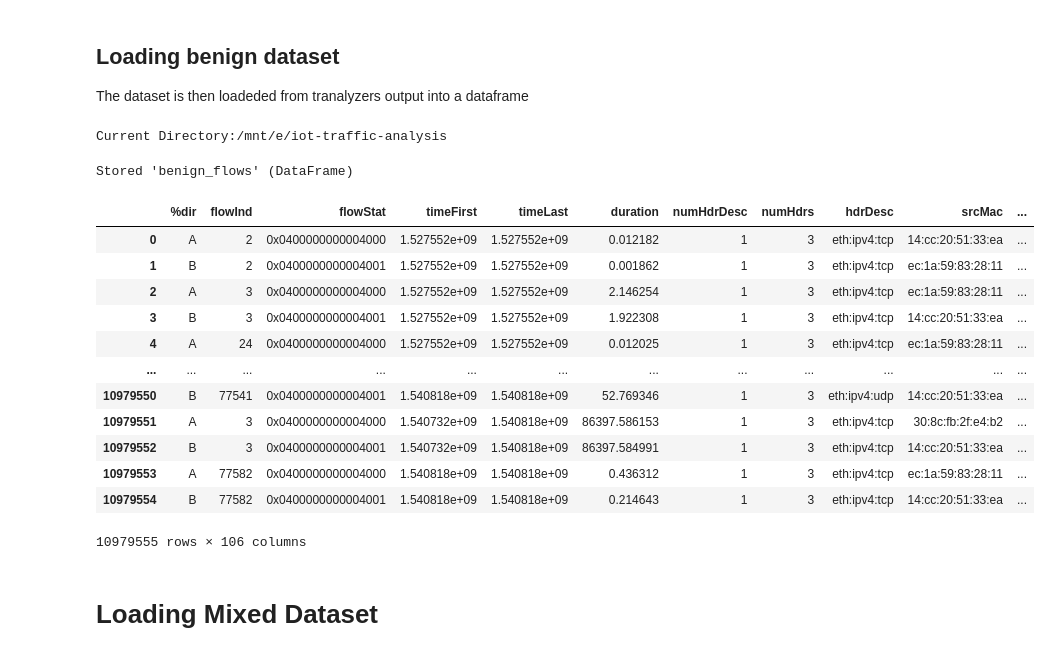
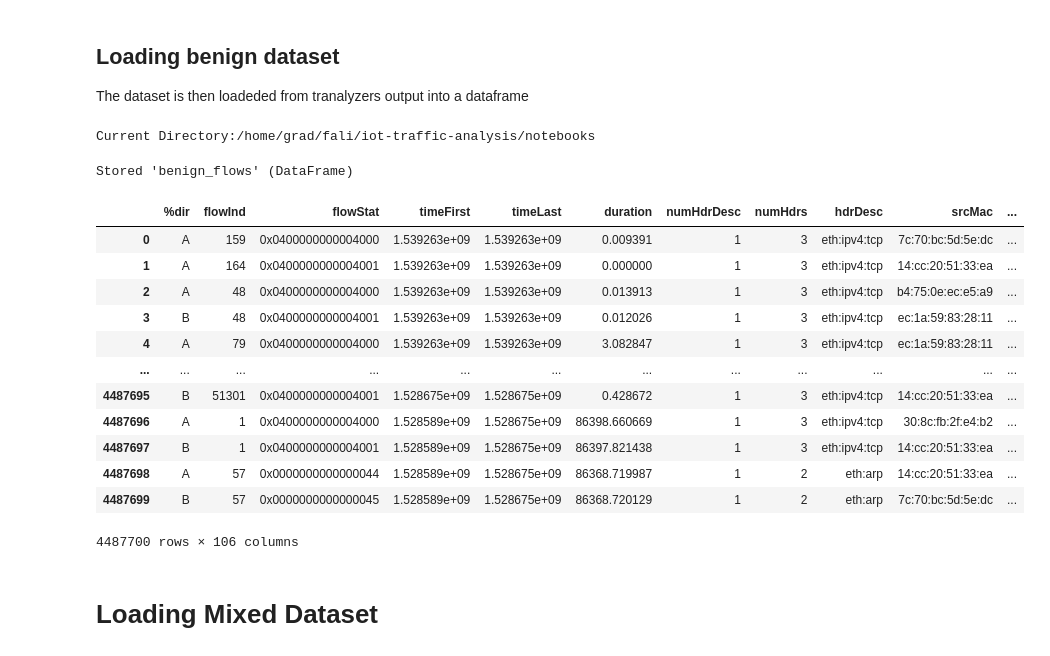
Before and after one commit to ArifulIslamPreence/IoT-TCP-Attack-detection, a Jupyter notebook: notebooks/tran_feature_selection.ipynb, the cells around one changed output. Cells and saved outputs as stored; diff of their text form; code cells hidden in the pictures.

```diff
--- a/notebooks/tran_feature_selection.ipynb
+++ b/notebooks/tran_feature_selection.ipynb
@@ -22,34 +22,34 @@ The dataset is then loadeded from tranalyzers output into a dataframe
 # %%
 print("Current Directory:" + os.getcwd())
 file_pattern = '*_flows.txt' # Use all pcap files
 # file_pattern = '18-06-09_flows.txt'
-glob_path = os.path.join(os.getcwd(), 'benign/tran', file_pattern)
+glob_path = os.path.join('/users/grad/fali', 'benign/tran', file_pattern)
 file_list = glob.glob(glob_path)
 
 li = []
 for filepath in file_list:
     df = pd.read_csv(filepath, index_col=None, header=0, delimiter='\t')
     li.append(df)
 
 benign_flows = pd.concat(li, axis=0, ignore_index=True)
 %store benign_flows
 benign_flows
 # %% [output]
-Current Directory:/mnt/e/iot-traffic-analysis
+Current Directory:/home/grad/fali/iot-traffic-analysis/notebooks
 Stored 'benign_flows' (DataFrame)
 |  | %dir | flowInd | flowStat | timeFirst | timeLast | duration | numHdrDesc | numHdrs | hdrDesc | srcMac | ... |
-| 0 | A | 2 | 0x0400000000004000 | 1.527552e+09 | 1.527552e+09 | 0.012182 | 1 | 3 | eth:ipv4:tcp | 14:cc:20:51:33:ea | ... |
-| 1 | B | 2 | 0x0400000000004001 | 1.527552e+09 | 1.527552e+09 | 0.001862 | 1 | 3 | eth:ipv4:tcp | ec:1a:59:83:28:11 | ... |
-| 2 | A | 3 | 0x0400000000004000 | 1.527552e+09 | 1.527552e+09 | 2.146254 | 1 | 3 | eth:ipv4:tcp | ec:1a:59:83:28:11 | ... |
-| 3 | B | 3 | 0x0400000000004001 | 1.527552e+09 | 1.527552e+09 | 1.922308 | 1 | 3 | eth:ipv4:tcp | 14:cc:20:51:33:ea | ... |
-| 4 | A | 24 | 0x0400000000004000 | 1.527552e+09 | 1.527552e+09 | 0.012025 | 1 | 3 | eth:ipv4:tcp | ec:1a:59:83:28:11 | ... |
+| 0 | A | 159 | 0x0400000000004000 | 1.539263e+09 | 1.539263e+09 | 0.009391 | 1 | 3 | eth:ipv4:tcp | 7c:70:bc:5d:5e:dc | ... |
+| 1 | A | 164 | 0x0400000000004001 | 1.539263e+09 | 1.539263e+09 | 0.000000 | 1 | 3 | eth:ipv4:tcp | 14:cc:20:51:33:ea | ... |
+| 2 | A | 48 | 0x0400000000004000 | 1.539263e+09 | 1.539263e+09 | 0.013913 | 1 | 3 | eth:ipv4:tcp | b4:75:0e:ec:e5:a9 | ... |
+| 3 | B | 48 | 0x0400000000004001 | 1.539263e+09 | 1.539263e+09 | 0.012026 | 1 | 3 | eth:ipv4:tcp | ec:1a:59:83:28:11 | ... |
+| 4 | A | 79 | 0x0400000000004000 | 1.539263e+09 | 1.539263e+09 | 3.082847 | 1 | 3 | eth:ipv4:tcp | ec:1a:59:83:28:11 | ... |
 | ... | ... | ... | ... | ... | ... | ... | ... | ... | ... | ... | ... |
-| 10979550 | B | 77541 | 0x0400000000004001 | 1.540818e+09 | 1.540818e+09 | 52.769346 | 1 | 3 | eth:ipv4:udp | 14:cc:20:51:33:ea | ... |
-| 10979551 | A | 3 | 0x0400000000004000 | 1.540732e+09 | 1.540818e+09 | 86397.586153 | 1 | 3 | eth:ipv4:tcp | 30:8c:fb:2f:e4:b2 | ... |
-| 10979552 | B | 3 | 0x0400000000004001 | 1.540732e+09 | 1.540818e+09 | 86397.584991 | 1 | 3 | eth:ipv4:tcp | 14:cc:20:51:33:ea | ... |
-| 10979553 | A | 77582 | 0x0400000000004000 | 1.540818e+09 | 1.540818e+09 | 0.436312 | 1 | 3 | eth:ipv4:tcp | ec:1a:59:83:28:11 | ... |
-| 10979554 | B | 77582 | 0x0400000000004001 | 1.540818e+09 | 1.540818e+09 | 0.214643 | 1 | 3 | eth:ipv4:tcp | 14:cc:20:51:33:ea | ... |
+| 4487695 | B | 51301 | 0x0400000000004001 | 1.528675e+09 | 1.528675e+09 | 0.428672 | 1 | 3 | eth:ipv4:tcp | 14:cc:20:51:33:ea | ... |
+| 4487696 | A | 1 | 0x0400000000004000 | 1.528589e+09 | 1.528675e+09 | 86398.660669 | 1 | 3 | eth:ipv4:tcp | 30:8c:fb:2f:e4:b2 | ... |
+| 4487697 | B | 1 | 0x0400000000004001 | 1.528589e+09 | 1.528675e+09 | 86397.821438 | 1 | 3 | eth:ipv4:tcp | 14:cc:20:51:33:ea | ... |
+| 4487698 | A | 57 | 0x0000000000000044 | 1.528589e+09 | 1.528675e+09 | 86368.719987 | 1 | 2 | eth:arp | 14:cc:20:51:33:ea | ... |
+| 4487699 | B | 57 | 0x0000000000000045 | 1.528589e+09 | 1.528675e+09 | 86368.720129 | 1 | 2 | eth:arp | 7c:70:bc:5d:5e:dc | ... |
-10979555 rows × 106 columns
+4487700 rows × 106 columns
 # %% [markdown]
 # Loading Mixed Dataset
 # %%
```
Also changed, not shown: parts of 5 cells of this notebook, 4 other files.
